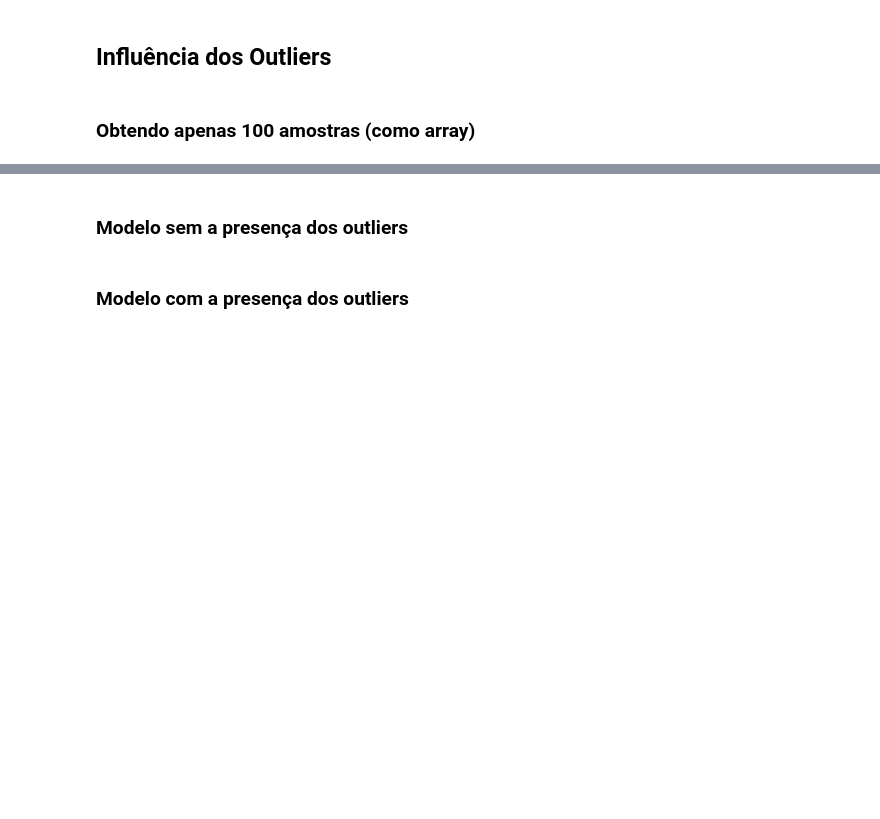
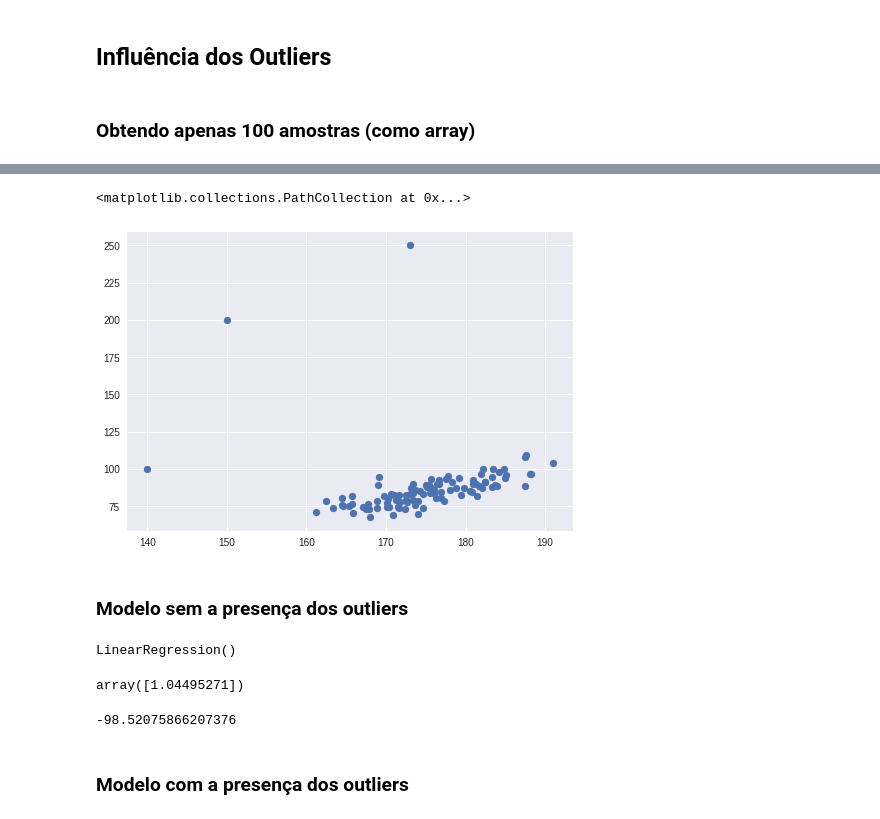
Before and after one commit to walisson-silva-ada/827-data-science, a Jupyter notebook: 02. Regressão Linear/2.1. Regressão Linear Simples.ipynb, the cells around one changed output, grey strips where cells are left out. Drawn from its saved outputs; the diff is of its cells as text; code cells hidden in the pictures; blank space fills up the shorter version.

Commit message:
[09/02] 2.1. Regressão Linear Simples I

```diff
--- a/02. Regressão Linear/2.1. Regressão Linear Simples.ipynb
+++ b/02. Regressão Linear/2.1. Regressão Linear Simples.ipynb
@@ -415,4 +513,13 @@ plt.scatter(x_0_200, y_est_exemplo, c='red', linewidth=2)
 # %% [markdown]
 ## Influência dos Outliers
+# %%
+X = df['altura'].values
+y = df['peso'].values
 # %% [markdown]
 ### Obtendo apenas 100 amostras (como array)
+# %%
+X = X[:100]
+y = y[:100]
+# %%
+X_outliers = np.append(X, [150, 140, 173])
+y_outliers = np.append(y, [200, 100, 250])
@@ -419,2 +531,7 @@ plt.scatter(x_0_200, y_est_exemplo, c='red', linewidth=2)
+# %%
+plt.scatter(X_outliers, y_outliers)
+# %% [output]
+<matplotlib.collections.PathCollection at 0x...>
+[figure, added]
 # %% [markdown]
 ### Modelo sem a presença dos outliers
@@ -421,2 +540,14 @@ plt.scatter(x_0_200, y_est_exemplo, c='red', linewidth=2)
+# %%
+lr.fit(X.reshape(-1, 1), y)
+# %% [output]
+LinearRegression()
+# %%
+lr.coef_
+# %% [output]
+array([1.04495271])
+# %%
+lr.intercept_
+# %% [output]
+-98.52075866207376
 # %% [markdown]
 ### Modelo com a presença dos outliers
```
Also changed, not shown: parts of 22 cells of this notebook.
